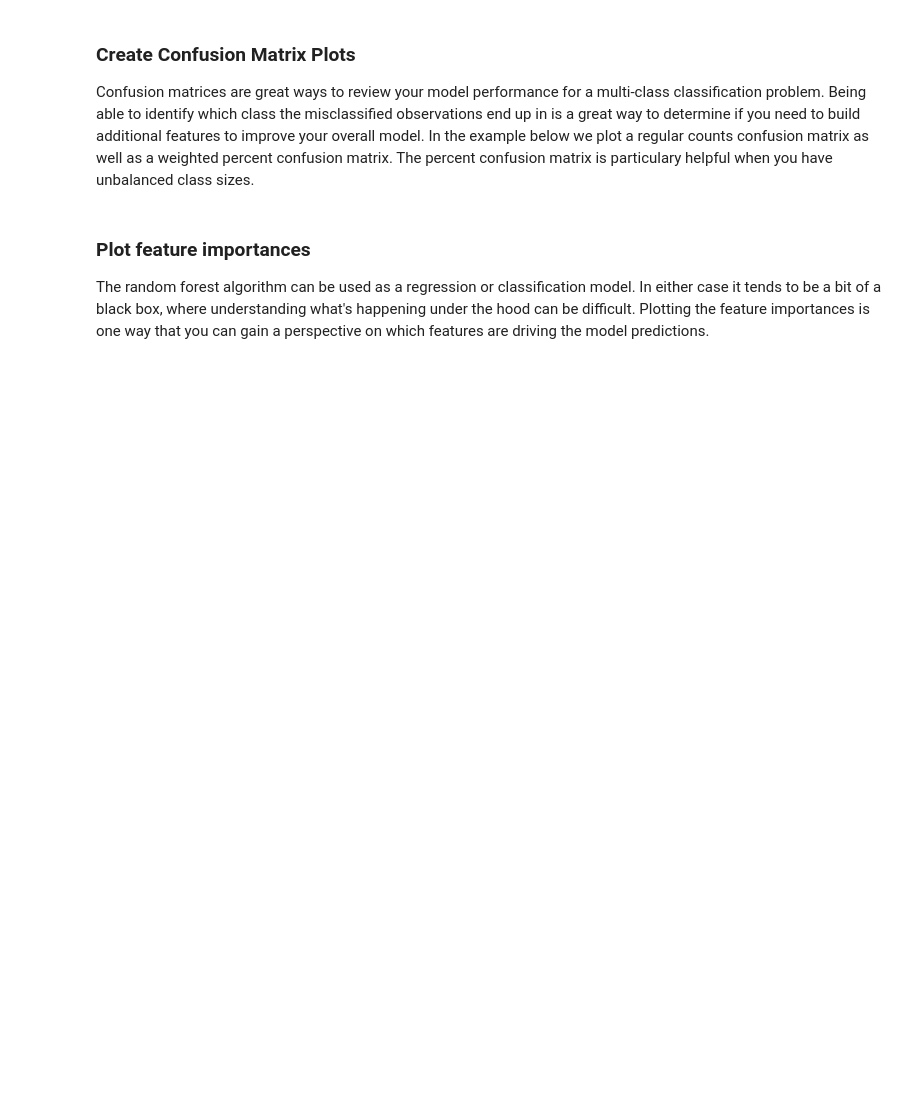
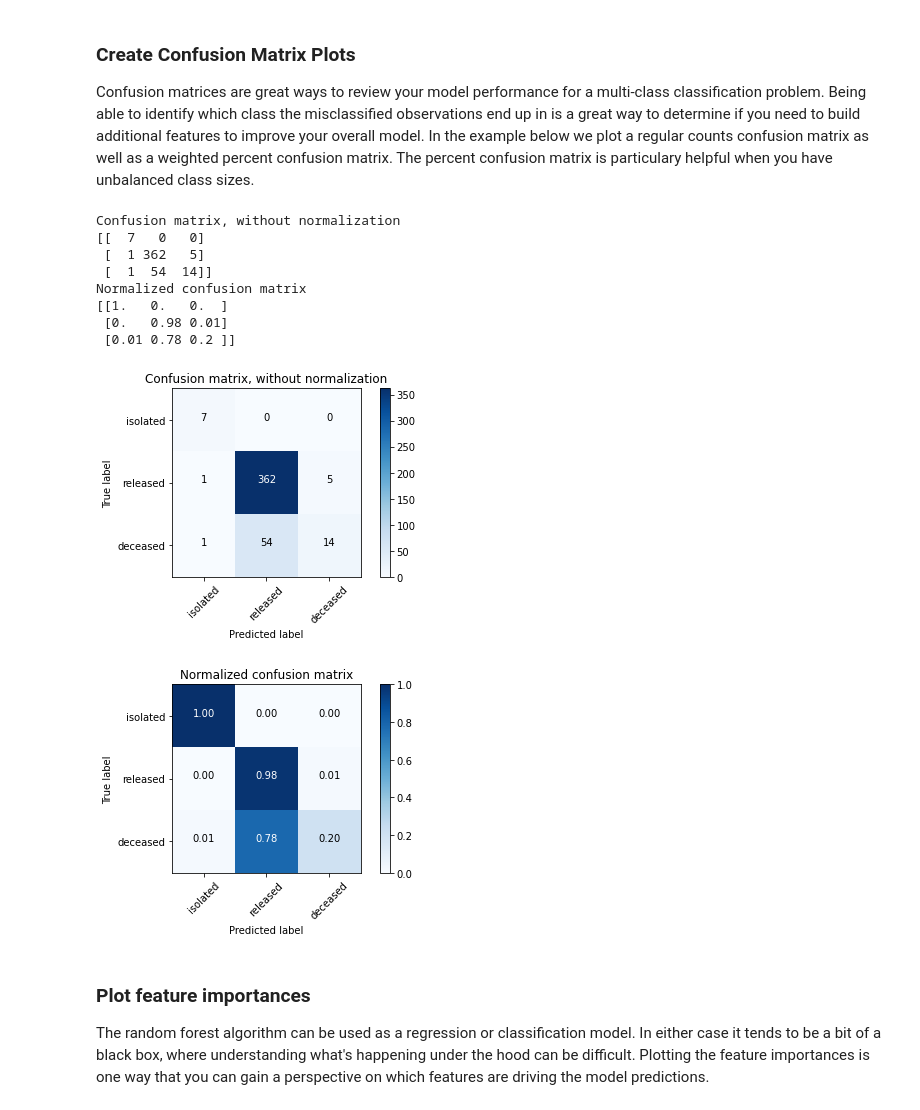
Before and after one commit to phebecarlson/Springboard, a Jupyter notebook: Covid RandomForest Case Study/RandomForest_casestudy_covid19.ipynb, the cells around one changed output. Drawn from its saved outputs; the diff is of its cells as text; code cells hidden in the pictures; blank space fills up the shorter version.

```diff
--- a/Covid RandomForest Case Study/RandomForest_casestudy_covid19.ipynb
+++ b/Covid RandomForest Case Study/RandomForest_casestudy_covid19.ipynb
@@ -605,7 +596,7 @@ lr_probs = y_pred_prob[0][1]
 ac = accuracy_score(y_test, y_pred)
 
 f1 = f1_score(y_test, y_pred, average='weighted')
-cm = confusion_matrix(y_test, y_pred)
+cm = confusion_matrix(y_test.values.argmax(axis=1), y_pred.argmax(axis=1))
 
 print('Random Forest: Accuracy=%.3f' % (ac))
 
@@ -619,7 +608,7 @@ array([0.99666667, 0.00333333])
 ### Create Confusion Matrix Plots
 Confusion matrices are great ways to review your model performance for a multi-class classification problem. Being able to identify which class the misclassified observations end up in is a great way to determine if you need to build additional features to improve your overall model. In the example below we plot a regular counts confusion matrix as well as a weighted percent confusion matrix. The percent confusion matrix is particulary helpful when you have unbalanced class sizes.
 # %%
-class_names=['isolated','released','missing','deceased'] # name  of classes
+class_names=['isolated','released', 'deceased'] # name  of classes
 # %%
 import itertools
 import numpy as np
@@ -652,34 +641,45 @@ def plot_confusion_matrix(cm, classes,
     plt.xticks(tick_marks, classes, rotation=45)
     plt.yticks(tick_marks, classes)
 
     fmt = '.2f' if normalize else 'd'
     thresh = cm.max() / 2.
     for i, j in itertools.product(range(cm.shape[0]), range(cm.shape[1])):
         plt.text(j, i, format(cm[i, j], fmt),
                  horizontalalignment="center",
                  color="white" if cm[i, j] > thresh else "black")
 
     plt.ylabel('True label')
     plt.xlabel('Predicted label')
     plt.tight_layout()
 
 
 # Compute confusion matrix
-cnf_matrix = confusion_matrix(y_test, y_pred)
+cnf_matrix = confusion_matrix(y_test.values.argmax(axis=1), y_pred.argmax(axis=1))
 np.set_printoptions(precision=2)
 
 # Plot non-normalized confusion matrix
 plt.figure()
 plot_confusion_matrix(cnf_matrix, classes=class_names,
                       title='Confusion matrix, without normalization')
 #plt.savefig('figures/RF_cm_multi_class.png')
 
 # Plot normalized confusion matrix
 plt.figure()
 plot_confusion_matrix(cnf_matrix, classes=class_names, normalize=True,
                       title='Normalized confusion matrix')
 #plt.savefig('figures/RF_cm_proportion_multi_class.png', bbox_inches="tight")
 plt.show()
+# %% [output]
+Confusion matrix, without normalization
+[[  7   0   0]
+ [  1 362   5]
+ [  1  54  14]]
+Normalized confusion matrix
+[[1.   0.   0.  ]
+ [0.   0.98 0.01]
+ [0.01 0.78 0.2 ]]
+[figure, added]
+[figure, added]
 # %% [markdown]
 ### Plot feature importances
 The random forest algorithm can be used as a regression or classification model. In either case it tends to be a bit of a black box, where understanding what's happening under the hood can be difficult. Plotting the feature importances is one way that you can gain a perspective on which features are driving the model predictions.
```
Also changed, not shown: parts of 19 cells of this notebook, 2 other files.
